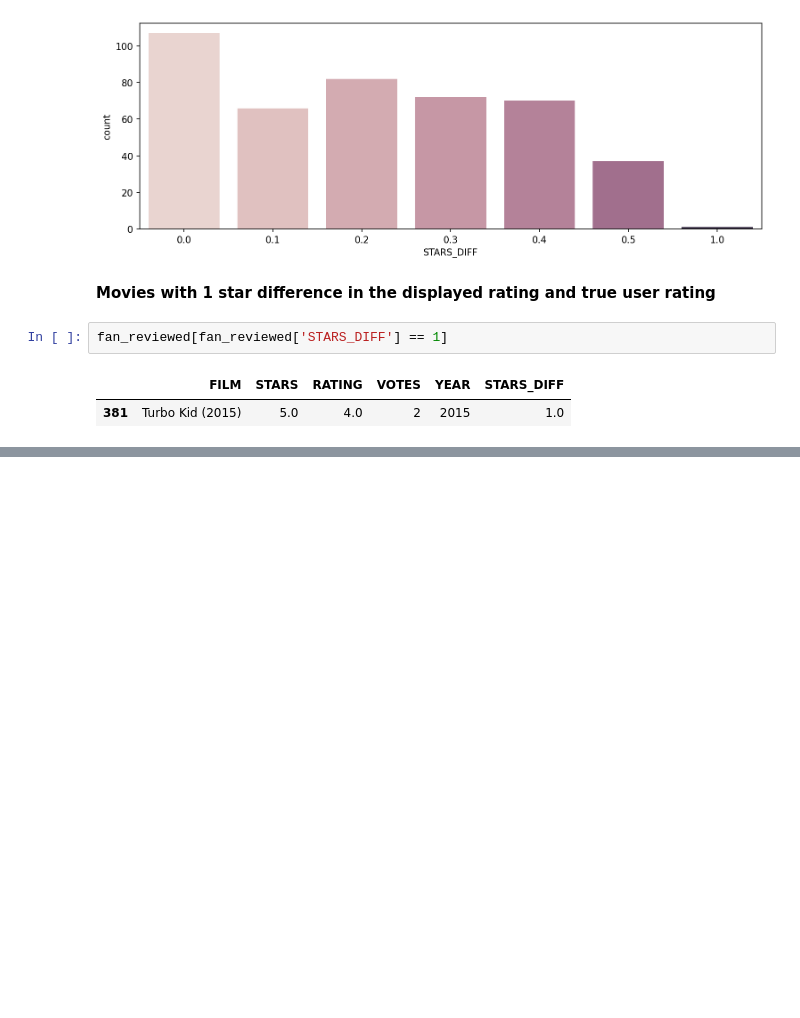
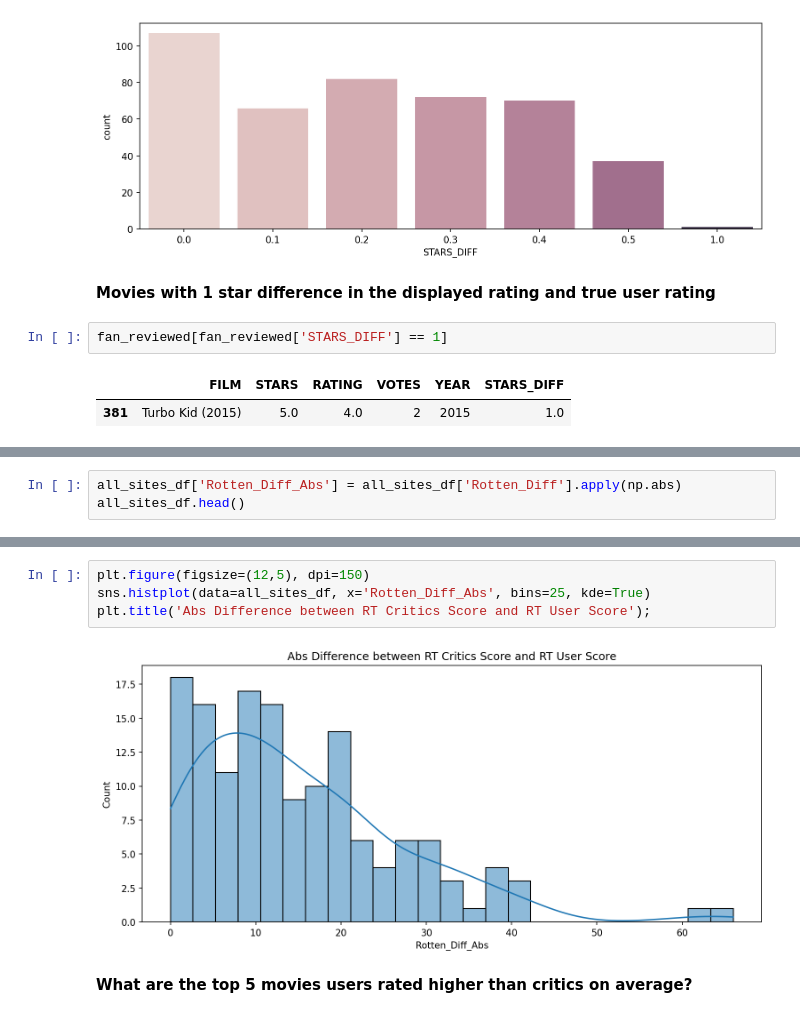
Before and after one commit to Oladele-A/python-for-data-science, a Jupyter notebook: T7_Capstone_Project.ipynb, the cells around one changed output, grey strips where cells are left out. Cells and saved outputs as stored; diff of their text form; blank space fills up the shorter version.

```diff
--- a/T7_Capstone_Project.ipynb
+++ b/T7_Capstone_Project.ipynb
@@ -202,0 +309,3 @@ fan_reviewed[fan_reviewed['STARS_DIFF'] == 1]
+# %%
+all_sites_df['Rotten_Diff_Abs'] = all_sites_df['Rotten_Diff'].apply(np.abs)
+all_sites_df.head()
@@ -202,0 +319,8 @@ fan_reviewed[fan_reviewed['STARS_DIFF'] == 1]
+# %%
+plt.figure(figsize=(12,5), dpi=150)
+sns.histplot(data=all_sites_df, x='Rotten_Diff_Abs', bins=25, kde=True)
+plt.title('Abs Difference between RT Critics Score and RT User Score');
+# %% [output]
+[figure, added]
+# %% [markdown]
+**What are the top 5 movies users rated higher than critics on average?**
```
Also changed, not shown: parts of 18 cells of this notebook.
